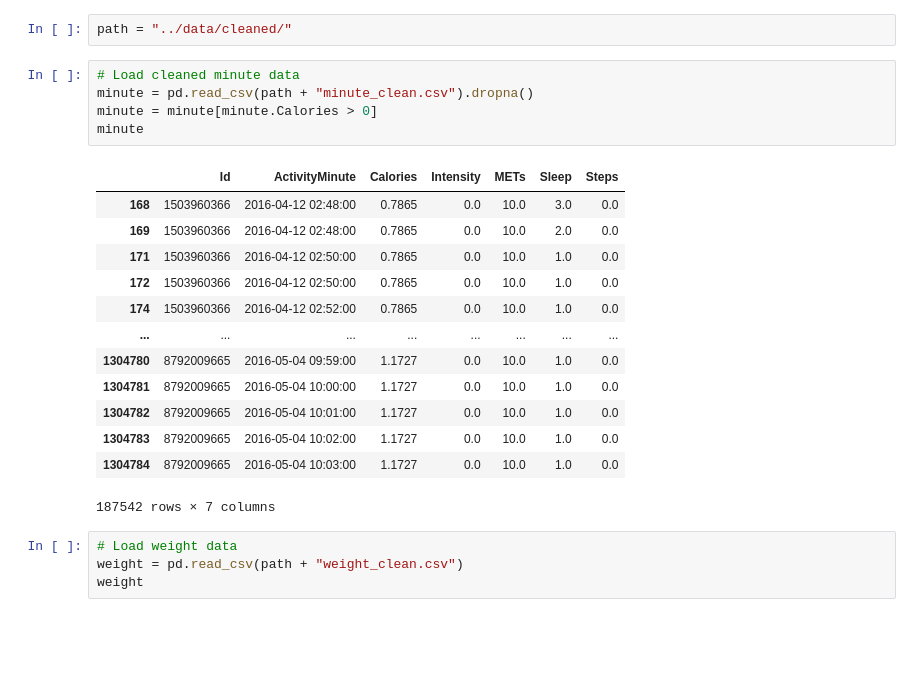
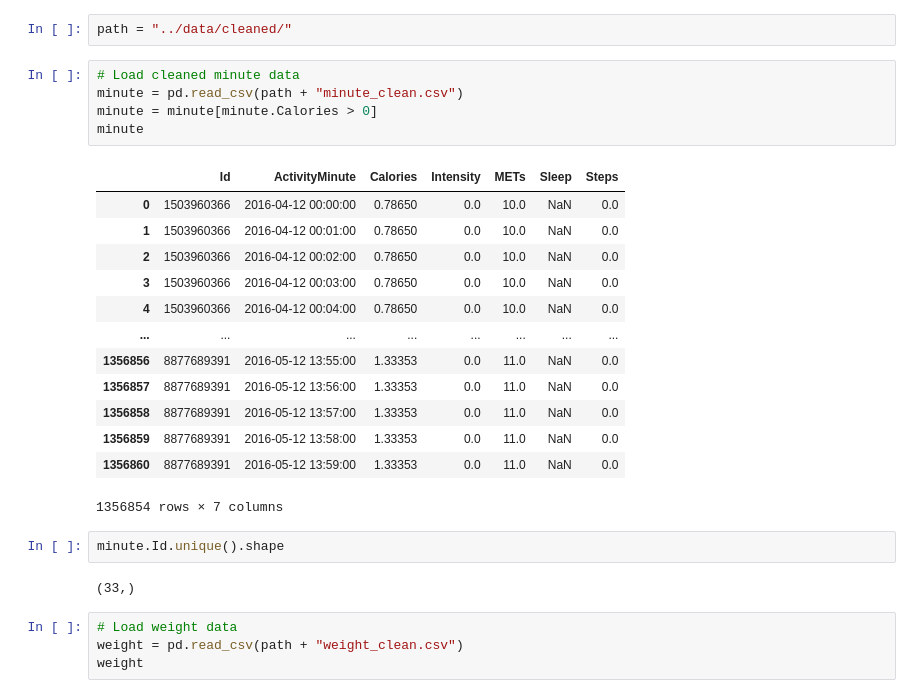
Before and after one commit to ericzander/gda-smart-device, a Jupyter notebook: notebooks/users.ipynb, the cells around one changed output. Drawn from its saved outputs; the diff is of its cells as text; blank space fills up the shorter version.

```diff
--- a/notebooks/users.ipynb
+++ b/notebooks/users.ipynb
@@ -15,23 +15,27 @@ sns.set_theme()
 path = "../data/cleaned/"
 # %%
 # Load cleaned minute data
-minute = pd.read_csv(path + "minute_clean.csv").dropna()
+minute = pd.read_csv(path + "minute_clean.csv")
 minute = minute[minute.Calories > 0]
 minute
 # %% [output]
 |  | Id | ActivityMinute | Calories | Intensity | METs | Sleep | Steps |
-| 168 | 1503960366 | 2016-04-12 02:48:00 | 0.7865 | 0.0 | 10.0 | 3.0 | 0.0 |
-| 169 | 1503960366 | 2016-04-12 02:48:00 | 0.7865 | 0.0 | 10.0 | 2.0 | 0.0 |
-| 171 | 1503960366 | 2016-04-12 02:50:00 | 0.7865 | 0.0 | 10.0 | 1.0 | 0.0 |
-| 172 | 1503960366 | 2016-04-12 02:50:00 | 0.7865 | 0.0 | 10.0 | 1.0 | 0.0 |
-| 174 | 1503960366 | 2016-04-12 02:52:00 | 0.7865 | 0.0 | 10.0 | 1.0 | 0.0 |
+| 0 | 1503960366 | 2016-04-12 00:00:00 | 0.78650 | 0.0 | 10.0 | NaN | 0.0 |
+| 1 | 1503960366 | 2016-04-12 00:01:00 | 0.78650 | 0.0 | 10.0 | NaN | 0.0 |
+| 2 | 1503960366 | 2016-04-12 00:02:00 | 0.78650 | 0.0 | 10.0 | NaN | 0.0 |
+| 3 | 1503960366 | 2016-04-12 00:03:00 | 0.78650 | 0.0 | 10.0 | NaN | 0.0 |
+| 4 | 1503960366 | 2016-04-12 00:04:00 | 0.78650 | 0.0 | 10.0 | NaN | 0.0 |
 | ... | ... | ... | ... | ... | ... | ... | ... |
-| 1304780 | 8792009665 | 2016-05-04 09:59:00 | 1.1727 | 0.0 | 10.0 | 1.0 | 0.0 |
-| 1304781 | 8792009665 | 2016-05-04 10:00:00 | 1.1727 | 0.0 | 10.0 | 1.0 | 0.0 |
-| 1304782 | 8792009665 | 2016-05-04 10:01:00 | 1.1727 | 0.0 | 10.0 | 1.0 | 0.0 |
-| 1304783 | 8792009665 | 2016-05-04 10:02:00 | 1.1727 | 0.0 | 10.0 | 1.0 | 0.0 |
-| 1304784 | 8792009665 | 2016-05-04 10:03:00 | 1.1727 | 0.0 | 10.0 | 1.0 | 0.0 |
+| 1356856 | 8877689391 | 2016-05-12 13:55:00 | 1.33353 | 0.0 | 11.0 | NaN | 0.0 |
+| 1356857 | 8877689391 | 2016-05-12 13:56:00 | 1.33353 | 0.0 | 11.0 | NaN | 0.0 |
+| 1356858 | 8877689391 | 2016-05-12 13:57:00 | 1.33353 | 0.0 | 11.0 | NaN | 0.0 |
+| 1356859 | 8877689391 | 2016-05-12 13:58:00 | 1.33353 | 0.0 | 11.0 | NaN | 0.0 |
+| 1356860 | 8877689391 | 2016-05-12 13:59:00 | 1.33353 | 0.0 | 11.0 | NaN | 0.0 |
-187542 rows × 7 columns
+1356854 rows × 7 columns
+# %%
+minute.Id.unique().shape
+# %% [output]
+(33,)
 # %%
 # Load weight data
 weight = pd.read_csv(path + "weight_clean.csv")
```
Also changed, not shown: parts of 18 cells of this notebook, 16 other files.
